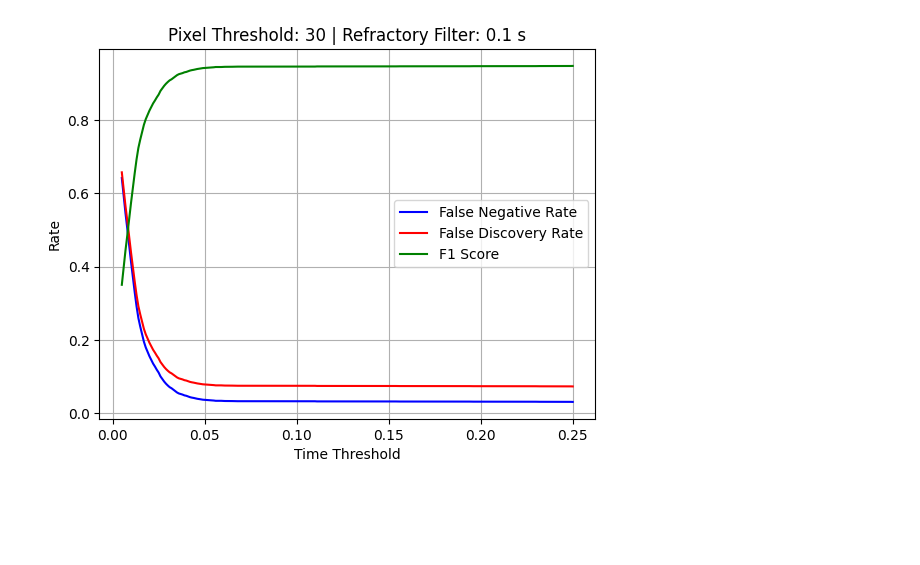
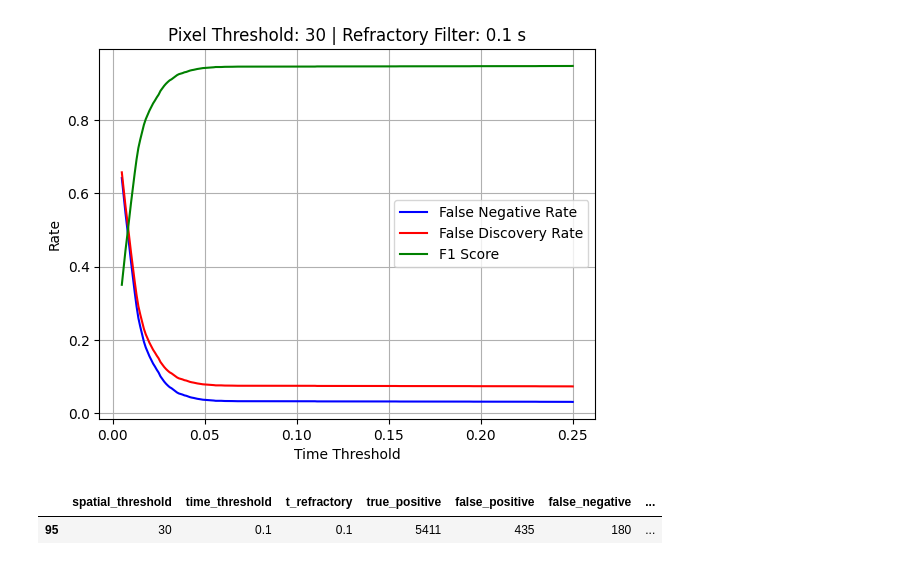
Before and after one commit to 1mattbecker/kinematics_analysis, a Jupyter notebook: code/tongue_lickometer.ipynb, the cells around one changed output. Cells and saved outputs as stored; diff of their text form; code cells hidden in the pictures; blank space fills up the shorter version.

```diff
--- a/code/tongue_lickometer.ipynb
+++ b/code/tongue_lickometer.ipynb
@@ -658,3 +658,11 @@ ax1.grid()
 plt.show()
 # %% [output]
 [figure]
+# %%
+# 100 ms seems like a safe time overlap threshold as well.
+# final stats:
+chosen_row = results_parameterized_df.query('time_threshold == 0.1')
+chosen_row
+# %% [output]
+|  | spatial_threshold | time_threshold | t_refractory | true_positive | false_positive | false_negative | ... |
+| 95 | 30 | 0.1 | 0.1 | 5411 | 435 | 180 | ... |
```
